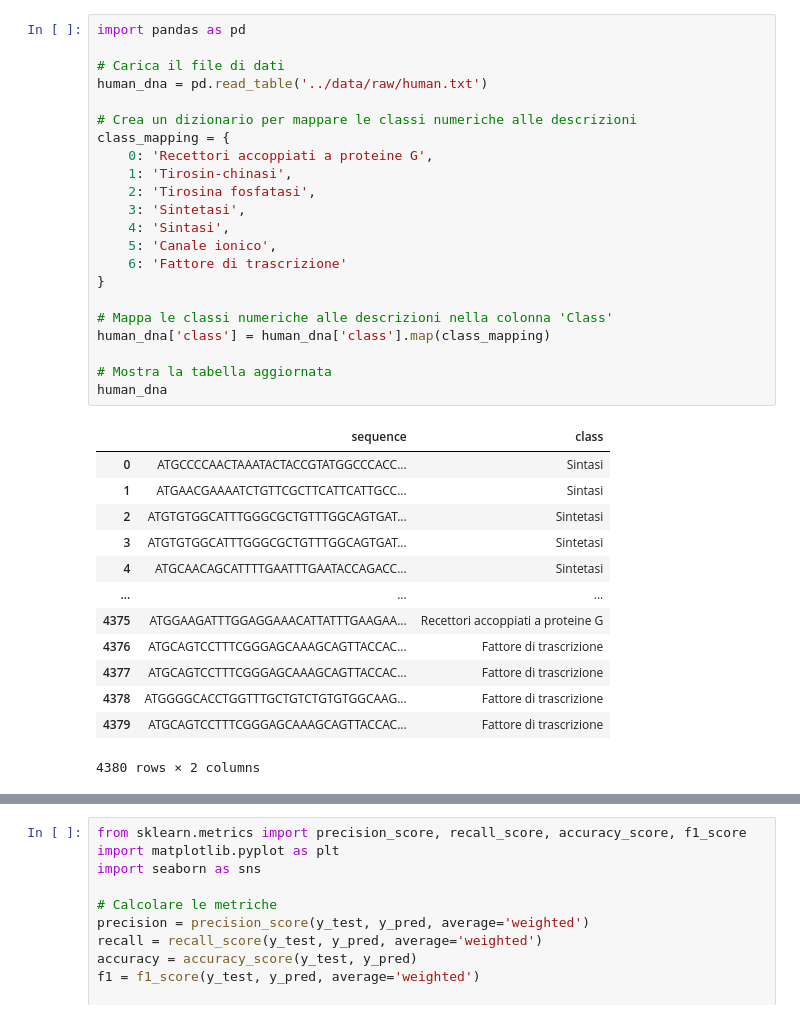
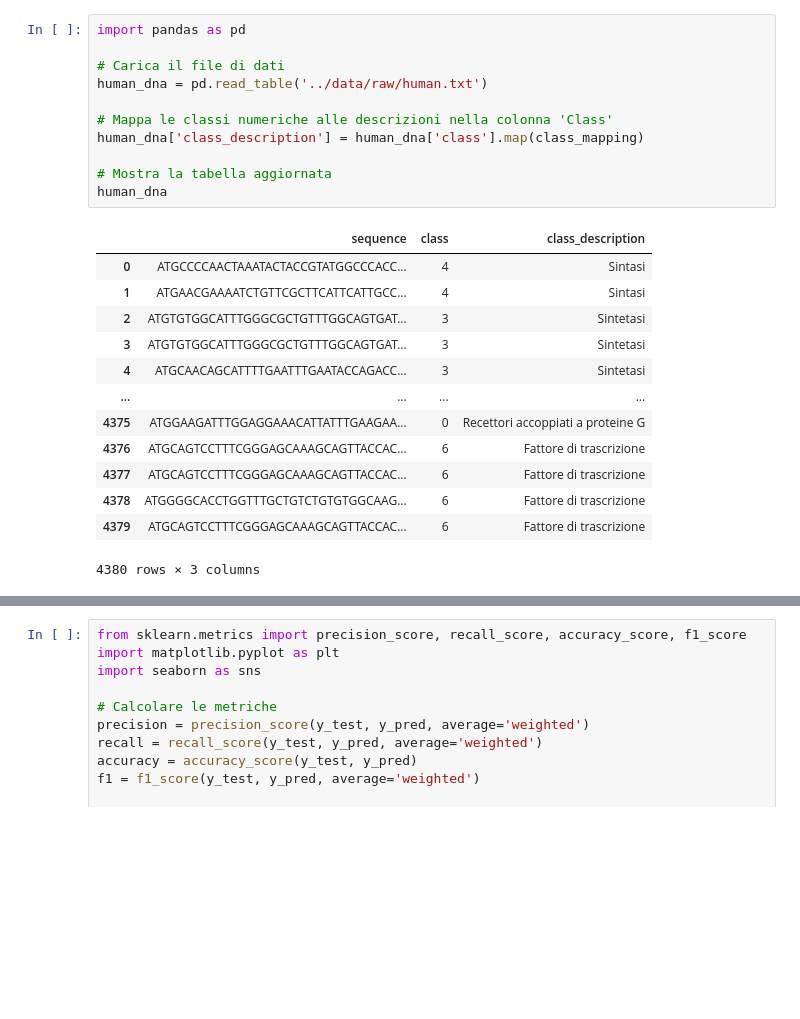
Before and after one commit to alessandroquirile/SequencingDNA, a Jupyter notebook: notebooks/1.0-data-exploration_it.ipynb, the cells around one changed output, grey strips where cells are left out. Cells and saved outputs as stored; diff of their text form; blank space fills up the shorter version.

```diff
--- a/notebooks/img/1.0-data-exploration_it.ipynb
+++ b/notebooks/1.0-data-exploration_it.ipynb
@@ -105,39 +99,28 @@ In genetica, questo metodo aiuta a semplificare sequenze complesse. Contando qua
 # %%
 import pandas as pd
 
 # Carica il file di dati
 human_dna = pd.read_table('../data/raw/human.txt')
 
-# Crea un dizionario per mappare le classi numeriche alle descrizioni
-class_mapping = {
-    0: 'Recettori accoppiati a proteine G',
-    1: 'Tirosin-chinasi',
-    2: 'Tirosina fosfatasi',
-    3: 'Sintetasi',
-    4: 'Sintasi',
-    5: 'Canale ionico',
-    6: 'Fattore di trascrizione'
-}
-
 # Mappa le classi numeriche alle descrizioni nella colonna 'Class'
-human_dna['class'] = human_dna['class'].map(class_mapping)
+human_dna['class_description'] = human_dna['class'].map(class_mapping)
 
 # Mostra la tabella aggiornata
 human_dna
 # %% [output]
-|  | sequence | class |
-| 0 | ATGCCCCAACTAAATACTACCGTATGGCCCACC... | Sintasi |
-| 1 | ATGAACGAAAATCTGTTCGCTTCATTCATTGCC... | Sintasi |
-| 2 | ATGTGTGGCATTTGGGCGCTGTTTGGCAGTGAT... | Sintetasi |
-| 3 | ATGTGTGGCATTTGGGCGCTGTTTGGCAGTGAT... | Sintetasi |
-| 4 | ATGCAACAGCATTTTGAATTTGAATACCAGACC... | Sintetasi |
-| ... | ... | ... |
-| 4375 | ATGGAAGATTTGGAGGAAACATTATTTGAAGAA... | Recettori accoppiati a proteine G |
-| 4376 | ATGCAGTCCTTTCGGGAGCAAAGCAGTTACCAC... | Fattore di trascrizione |
-| 4377 | ATGCAGTCCTTTCGGGAGCAAAGCAGTTACCAC... | Fattore di trascrizione |
-| 4378 | ATGGGGCACCTGGTTTGCTGTCTGTGTGGCAAG... | Fattore di trascrizione |
-| 4379 | ATGCAGTCCTTTCGGGAGCAAAGCAGTTACCAC... | Fattore di trascrizione |
+|  | sequence | class | class_description |
+| 0 | ATGCCCCAACTAAATACTACCGTATGGCCCACC... | 4 | Sintasi |
+| 1 | ATGAACGAAAATCTGTTCGCTTCATTCATTGCC... | 4 | Sintasi |
+| 2 | ATGTGTGGCATTTGGGCGCTGTTTGGCAGTGAT... | 3 | Sintetasi |
+| 3 | ATGTGTGGCATTTGGGCGCTGTTTGGCAGTGAT... | 3 | Sintetasi |
+| 4 | ATGCAACAGCATTTTGAATTTGAATACCAGACC... | 3 | Sintetasi |
+| ... | ... | ... | ... |
+| 4375 | ATGGAAGATTTGGAGGAAACATTATTTGAAGAA... | 0 | Recettori accoppiati a proteine G |
+| 4376 | ATGCAGTCCTTTCGGGAGCAAAGCAGTTACCAC... | 6 | Fattore di trascrizione |
+| 4377 | ATGCAGTCCTTTCGGGAGCAAAGCAGTTACCAC... | 6 | Fattore di trascrizione |
+| 4378 | ATGGGGCACCTGGTTTGCTGTCTGTGTGGCAAG... | 6 | Fattore di trascrizione |
+| 4379 | ATGCAGTCCTTTCGGGAGCAAAGCAGTTACCAC... | 6 | Fattore di trascrizione |
-4380 rows × 2 columns
+4380 rows × 3 columns
 # %%
 import pandas as pd
 
```
Also changed, not shown: parts of 13 cells of this notebook.
